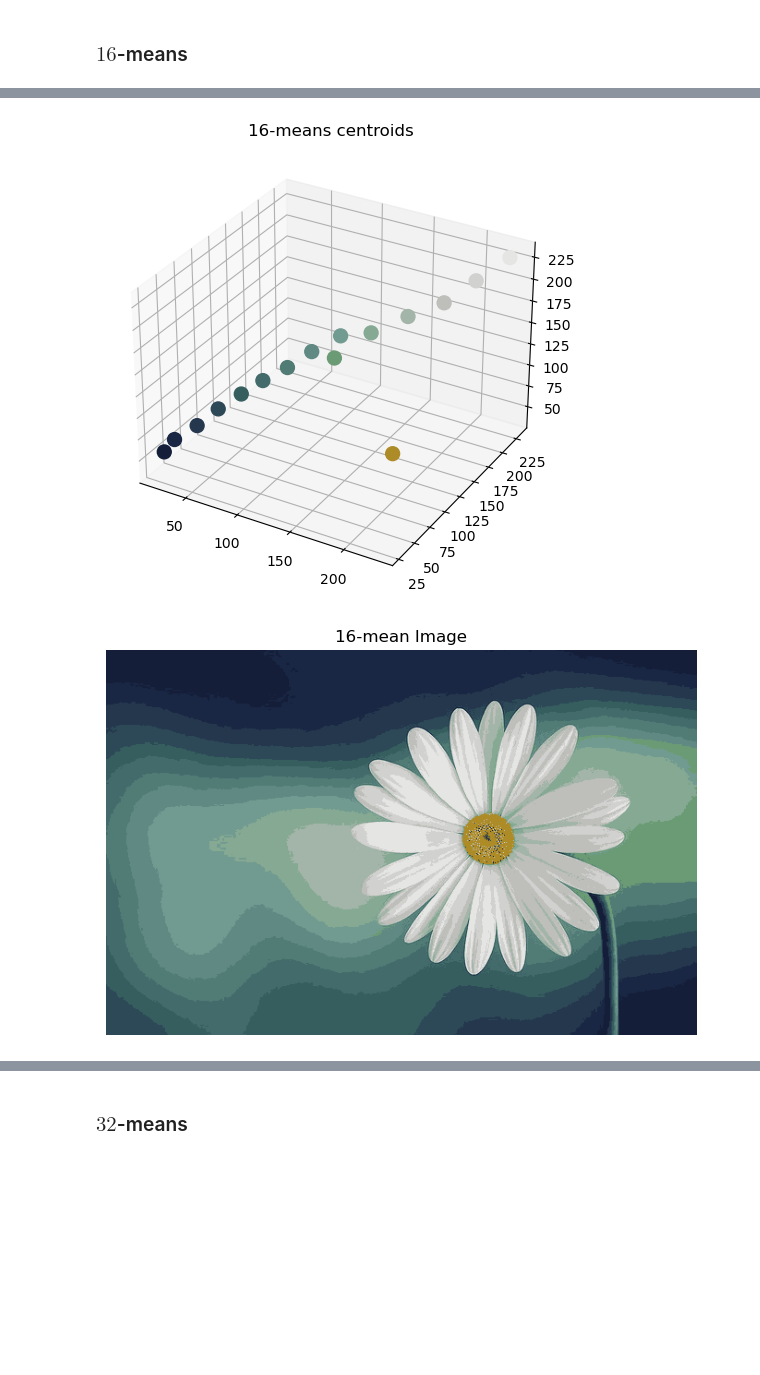
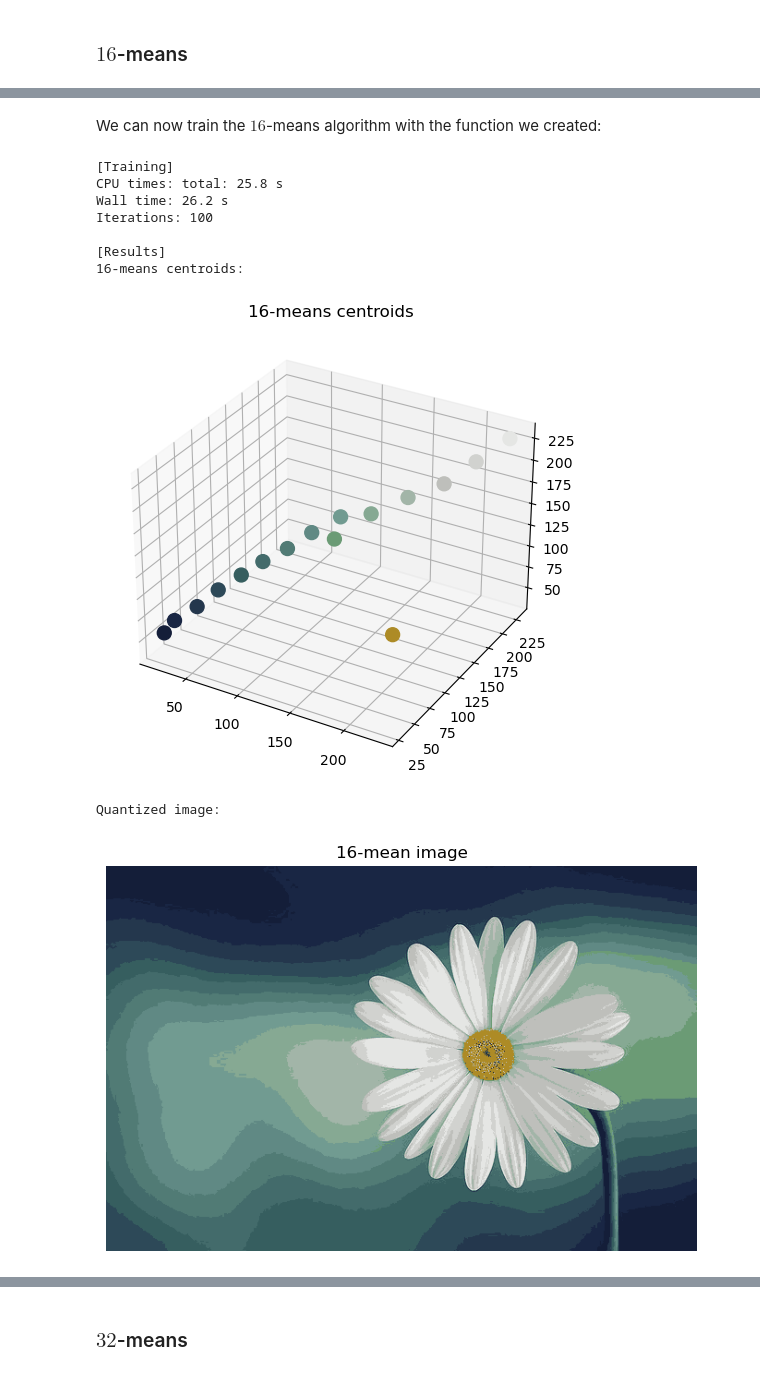
Before and after one commit to dylannalex/ML-Lab, a Jupyter notebook: image_quantization/image_quantization.ipynb, the cells around one changed output, grey strips where cells are left out. Cells and saved outputs as stored; diff of their text form; code cells hidden in the pictures; blank space fills up the shorter version.

```diff
--- a/image_quantization/image_quantization.ipynb
+++ b/image_quantization/image_quantization.ipynb
@@ -143,2 +151,24 @@ image.display_images(k8_image)
+# %%
+def quantize_image(img: image.Image, k: int, random_state: int):
+    kmeans = model.KMeans(n_clusters=k, random_state=random_state)
+
+    # Training
+    print("[Training]")
+    %time kmeans.fit(img.rgb_vector)
+    print(f"Iterations: {kmeans.iterations}")
+
+    # Results
+    print("\n[Results]")
+    centroids = np.uint8(kmeans.cluster_centers_)
+    print(f"{k}-means centroids:")
+    image.plot_rgb_vector(centroids, alpha=1, s=100, title=f"{k}-means centroids")
+
+    quantized_img = image.rgb_vector_to_image(centroids[kmeans.labels_], img.shape)
+    quantized_img.title = f"{k}-mean image"
+
+    print("Quantized image:")
+    image.display_images(quantized_img)
+
+    return quantized_img
 # %% [markdown]
 ### $16$-means
@@ -180,11 +175,15 @@ array([[ 36,  55,  77],
-# %%
-image.plot_rgb_vector(k16_colors, alpha=1, s=100, title="16-means centroids")
-# %% [output]
-[figure, removed]
-# %%
-k16_rgb_vector = k16_colors[k16_means.labels_]
-k16_image = image.rgb_vector_to_image(k16_rgb_vector, img.shape)
-k16_image.title = "16-mean Image"
-image.display_images(k16_image)
-# %% [output]
-[figure, removed]
+# %% [markdown]
+We can now train the $16$-means algorithm with the function we created:
+# %%
+k16_image = quantize_image(img, k=16, random_state=44)
+# %% [output]
+[Training]
+CPU times: total: 25.8 s
+Wall time: 26.2 s
+Iterations: 100
+
+[Results]
+16-means centroids:
+[figure, added]
+Quantized image:
+[figure, added]
```
Also changed, not shown: parts of 35 cells of this notebook.
